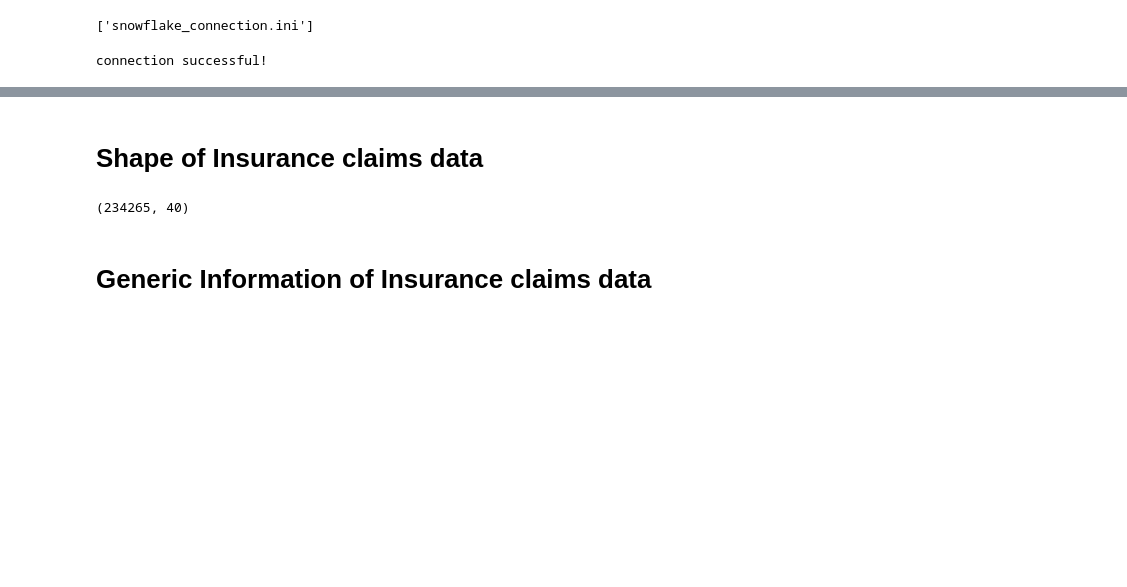
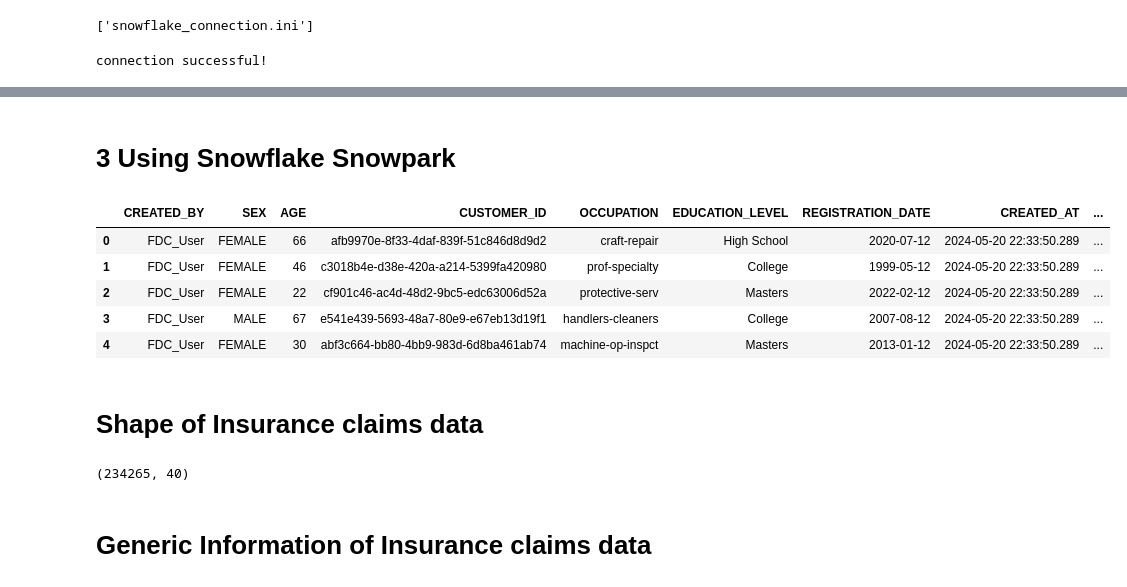
Before and after one commit to mhs10031990/INS_CLAIMS_RESERVE_Repo, a Jupyter notebook: Claims_Data_Exploration.ipynb, the cells around one changed output, grey strips where cells are left out. Drawn from its saved outputs; the diff is of its cells as text; code cells hidden in the pictures; blank space fills up the shorter version.

Commit message:
Added Snowflake Read logics

```diff
--- a/Claims_Data_Exploration.ipynb
+++ b/Claims_Data_Exploration.ipynb
@@ -117,3 +164,42 @@ df = session.table("AUTO_INSURANCE_CLAIMS_DATA_PRODUCT")
+# %% [markdown]
+# 3 Using Snowflake Snowpark
+# %%
+#Import all snowflake connection details from template variables.
+
+db_user = os.getenv('Snowflake_user')
+db_password =  os.getenv('Snowflake_password')
+db_account = os.getenv('Snowflake_Account')
+db_database =  os.getenv('Snowflake_Database')
+db_role = os.getenv('Snowflake_user')
+db_warehouse = os.getenv('Snowflake_Warehouse')
+db_schema = os.getenv('Snowflake_Schema')
+# %%
+from snowflake.snowpark.session import Session
+connection_params = {
+    'user': db_user,
+    'password': db_password,
+    'account': db_account,
+    'warehouse': db_warehouse,
+    'database': db_database,
+    'schema': db_schema,
+    'role': db_role
+}
+session = Session.builder.configs(connection_params).create()
+# %%
+session.sql('use warehouse FOSFOR_SOLUTIONS_WH;').collect()
+session.sql('use database FDC_Insurance;').collect()
+session.sql('use schema FDC_Insurance.PUBLIC;').collect()
+
+df_customer = session.table('FDC_Insurance.PUBLIC.CUSTOMER_MASTER').to_pandas()
+# %%
+df_customer.head()
+# %% [output]
+|  | CREATED_BY | SEX | AGE | CUSTOMER_ID | OCCUPATION | EDUCATION_LEVEL | REGISTRATION_DATE | CREATED_AT | ... |
+| 0 | FDC_User | FEMALE | 66 | afb9970e-8f33-4daf-839f-51c846d8d9d2 | craft-repair | High School | 2020-07-12 | 2024-05-20 22:33:50.289 | ... |
+| 1 | FDC_User | FEMALE | 46 | c3018b4e-d38e-420a-a214-5399fa420980 | prof-specialty | College | 1999-05-12 | 2024-05-20 22:33:50.289 | ... |
+| 2 | FDC_User | FEMALE | 22 | cf901c46-ac4d-48d2-9bc5-edc63006d52a | protective-serv | Masters | 2022-02-12 | 2024-05-20 22:33:50.289 | ... |
+| 3 | FDC_User | MALE | 67 | e541e439-5693-48a7-80e9-e67eb13d19f1 | handlers-cleaners | College | 2007-08-12 | 2024-05-20 22:33:50.289 | ... |
+| 4 | FDC_User | FEMALE | 30 | abf3c664-bb80-4bb9-983d-6d8ba461ab74 | machine-op-inspct | Masters | 2013-01-12 | 2024-05-20 22:33:50.289 | ... |
 # %%
 insurance_claim = df.to_pandas()
 # %% [markdown]
```
Also changed, not shown: parts of 27 cells of this notebook.
